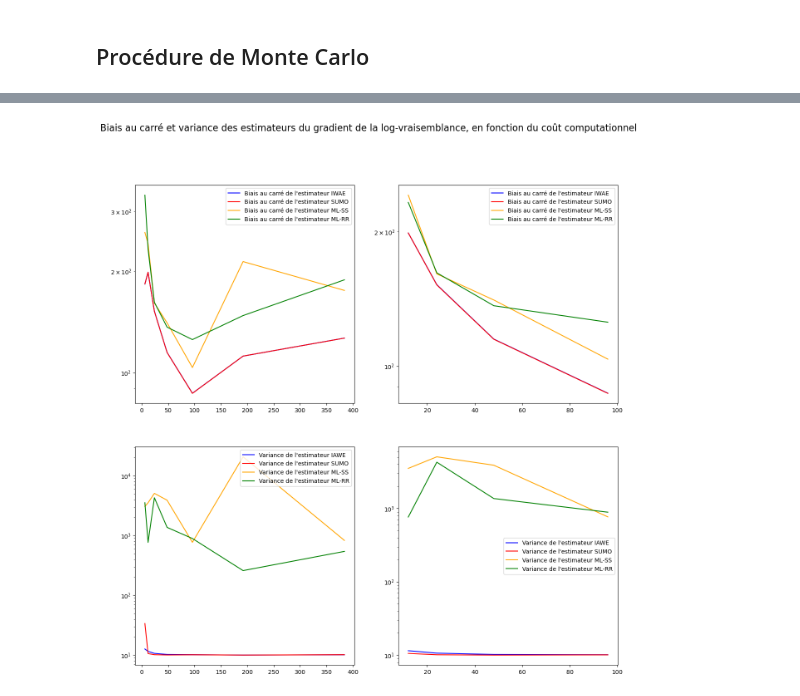
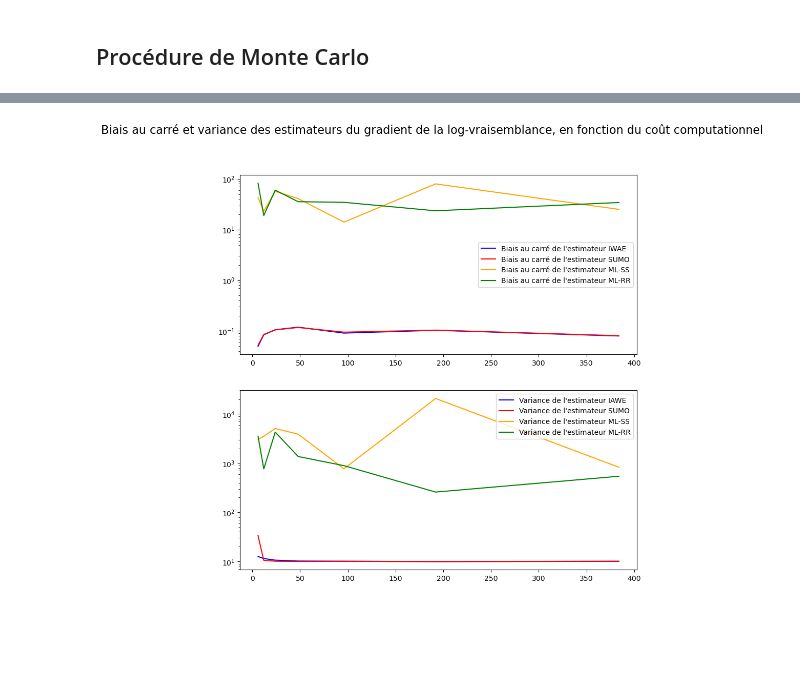
Before and after one commit to yanisrem/Simulation_and_Monte_Carlo_methods_project, a Jupyter notebook: main.ipynb, the cells around one changed output, grey strips where cells are left out. Cells and saved outputs as stored; diff of their text form; code cells hidden in the pictures; blank space fills up the shorter version.

```diff
--- a/main.ipynb
+++ b/main.ipynb
@@ -14,12 +15,13 @@ On reproduit le modèle génératif décrit par Y. Shi et R. Cornish, i.e $z \si
 # %%
 np.random.seed(123)
 
-theta=simulate_gaussian_vector(mu=np.array([0]*20), sigma=np.identity(20))
-z=simulate_gaussian_vector(mu=theta, sigma=np.identity(20))
-x=simulate_gaussian_vector(mu=z, sigma=np.identity(20)) #on sait simuler x|z
+theta = simulate_gaussian_vector(mu=np.array([0]*20), sigma=np.identity(20))
+z = simulate_gaussian_vector(mu=theta, sigma=np.identity(20))
+x = simulate_gaussian_vector(
+    mu=z, sigma=np.identity(20))  # on sait simuler x|z
 
-A=np.identity(20)*0.5
-b=theta*0.5
+A = np.identity(20)*0.5
+b = theta*0.5
 # %% [markdown]
 # Estimateurs de la log-vraisemblance
 # %% [markdown]
@@ -164,7 +204,6 @@ np.random.seed(123)
 
 biais_IWAE_M, biais_SUMO_M, biais_SS_M, biais_RR_M, var_IWAE_M, var_SUMO_M, var_SS_M, var_RR_M = procedure_MC_logvraisemblance(M=1000,
                                                                                                                                L=6,
-                                                                                                                               x=x,
                                                                                                                                theta=theta,
                                                                                                                                A=A,
                                                                                                                                b=b)
@@ -390,7 +470,6 @@ np.random.seed(123)
 
 biais_IWAE_M_gradient, biais_SUMO_M_gradient, biais_SS_M_gradient, biais_RR_M_gradient, var_IWAE_M_gradient, var_SUMO_M_gradient, var_SS_M_gradient, var_RR_M_gradient = procedure_MC_gradientlogvraisemblance(M=1000,
                                                                                                                                                                                                                L=6,
-                                                                                                                                                                                                               x=x,
                                                                                                                                                                                                                theta=theta,
                                                                                                                                                                                                                A=A,
                                                                                                                                                                                                                b=b)
@@ -400,81 +499,56 @@ sorted_biais_SUMO_M_gradient = sorted(biais_SUMO_M_gradient.items())
 sorted_biais_SS_M_gradient = sorted(biais_SS_M_gradient.items())
 sorted_biais_RR_M_gradient = sorted(biais_RR_M_gradient.items())
 
 sorted_var_IWAE_M_gradient = sorted(var_IWAE_M_gradient.items())
 sorted_var_SUMO_M_gradient = sorted(var_SUMO_M_gradient.items())
 sorted_var_SS_M_gradient = sorted(var_SS_M_gradient.items())
 sorted_var_RR_M_gradient = sorted(var_RR_M_gradient.items())
 
 l, biais_IAWE_gradient = zip(*sorted_biais_IWAE_M_gradient)
 l, biais_SUMO_gradient = zip(*sorted_biais_SUMO_M_gradient)
 l, biais_SS_gradient = zip(*sorted_biais_SS_M_gradient)
 l, biais_RR_gradient = zip(*sorted_biais_RR_M_gradient)
 
 l, var_IAWE_gradient = zip(*sorted_var_IWAE_M_gradient)
 l, var_SUMO_gradient = zip(*sorted_var_SUMO_M_gradient)
 l, var_SS_gradient = zip(*sorted_var_SS_M_gradient)
 l, var_RR_gradient = zip(*sorted_var_RR_M_gradient)
 
-fig, axs = plt.subplots(2, 2, figsize=(15, 15))
+fig, axs = plt.subplots(2, 1, figsize=(10, 10))
 
-axs[0,0].plot(x_axis, biais_IAWE_gradient, 'b',
-            label="Biais au carré de l'estimateur IWAE", color="blue")
-axs[0,0].plot(x_axis, biais_SUMO_gradient, 'b',
-            label="Biais au carré de l'estimateur SUMO", color="red")
-axs[0,0].plot(x_axis, biais_SS_gradient, 'b',
-            label="Biais au carré de l'estimateur ML-SS", color="orange")
-axs[0,0].plot(x_axis, biais_RR_gradient, 'b',
-            label="Biais au carré de l'estimateur ML-RR", color="green")
 
-axs[0,0].set_yscale("log")
+axs[0].plot(x_axis, np.square(biais_IAWE_gradient), 'b',
+               label="Biais au carré de l'estimateur IWAE", color="blue")
+axs[0].plot(x_axis, np.square(biais_SUMO_gradient), 'b',
+               label="Biais au carré de l'estimateur SUMO", color="red")
+axs[0].plot(x_axis, np.square(biais_SS_gradient), 'b',
+               label="Biais au carré de l'estimateur ML-SS", color="orange")
+axs[0].plot(x_axis, np.square(biais_RR_gradient), 'b',
+               label="Biais au carré de l'estimateur ML-RR", color="green")
 
-axs[0,0].legend()
+axs[0].set_yscale("log")
 
-axs[0,1].plot(x_axis[1:5], biais_IAWE_gradient[1:5], 'b',
-            label="Biais au carré de l'estimateur IWAE", color="blue")
-axs[0,1].plot(x_axis[1:5], biais_SUMO_gradient[1:5], 'b',
-            label="Biais au carré de l'estimateur SUMO", color="red")
-axs[0,1].plot(x_axis[1:5], biais_SS_gradient[1:5], 'b',
-            label="Biais au carré de l'estimateur ML-SS", color="orange")
-axs[0,1].plot(x_axis[1:5], biais_RR_gradient[1:5], 'b',
-            label="Biais au carré de l'estimateur ML-RR", color="green")
-
-axs[0,1].set_yscale("log")
-
-axs[0,1].legend()
+axs[0].legend()
 
 fig.suptitle('Biais au carré et variance des estimateurs du gradient de la log-vraisemblance, en fonction du coût computationnel', fontsize=16)
 
-axs[1,0].plot(x_axis, var_IAWE_gradient, 'b',
-            label="Variance de l'estimateur IAWE", color="blue")
-axs[1,0].plot(x_axis, var_SUMO_gradient, 'b',
-            label="Variance de l'estimateur SUMO", color="red")
-axs[1,0].plot(x_axis, var_SS_gradient, 'b',
-            label="Variance de l'estimateur ML-SS", color="orange")
-axs[1,0].plot(x_axis, var_RR_gradient, 'b',
-            label="Variance de l'estimateur ML-RR", color="green")
+axs[1].plot(x_axis, var_IAWE_gradient, 'b',
+               label="Variance de l'estimateur IAWE", color="blue")
+axs[1].plot(x_axis, var_SUMO_gradient, 'b',
+               label="Variance de l'estimateur SUMO", color="red")
+axs[1].plot(x_axis, var_SS_gradient, 'b',
+               label="Variance de l'estimateur ML-SS", color="orange")
+axs[1].plot(x_axis, var_RR_gradient, 'b',
+               label="Variance de l'estimateur ML-RR", color="green")
 
-axs[1,0].set_yscale("log")
+axs[1].set_yscale("log")
 
-axs[1,0].legend()
+axs[1].legend()
 
-axs[1,1].plot(x_axis[1:5], var_IAWE_gradient[1:5], 'b',
-            label="Variance de l'estimateur IAWE", color="blue")
-axs[1,1].plot(x_axis[1:5], var_SUMO_gradient[1:5], 'b',
-            label="Variance de l'estimateur SUMO", color="red")
-axs[1,1].plot(x_axis[1:5], var_SS_gradient[1:5], 'b',
-            label="Variance de l'estimateur ML-SS", color="orange")
-axs[1,1].plot(x_axis[1:5], var_RR_gradient[1:5], 'b',
-            label="Variance de l'estimateur ML-RR", color="green")
-
-axs[1,1].set_yscale("log")
-
-axs[1,1].legend()
-
-
+plt.savefig('estimateurs_gradient_log_vraisemblance.png')
 plt.show()
 # %% [output]
-[figure, old version]
+[figure, new version]
 # %%
 # %store biais_IWAE_M
 # %store biais_SUMO_M
```
Also changed, not shown: parts of 23 cells of this notebook, 8 other files.
